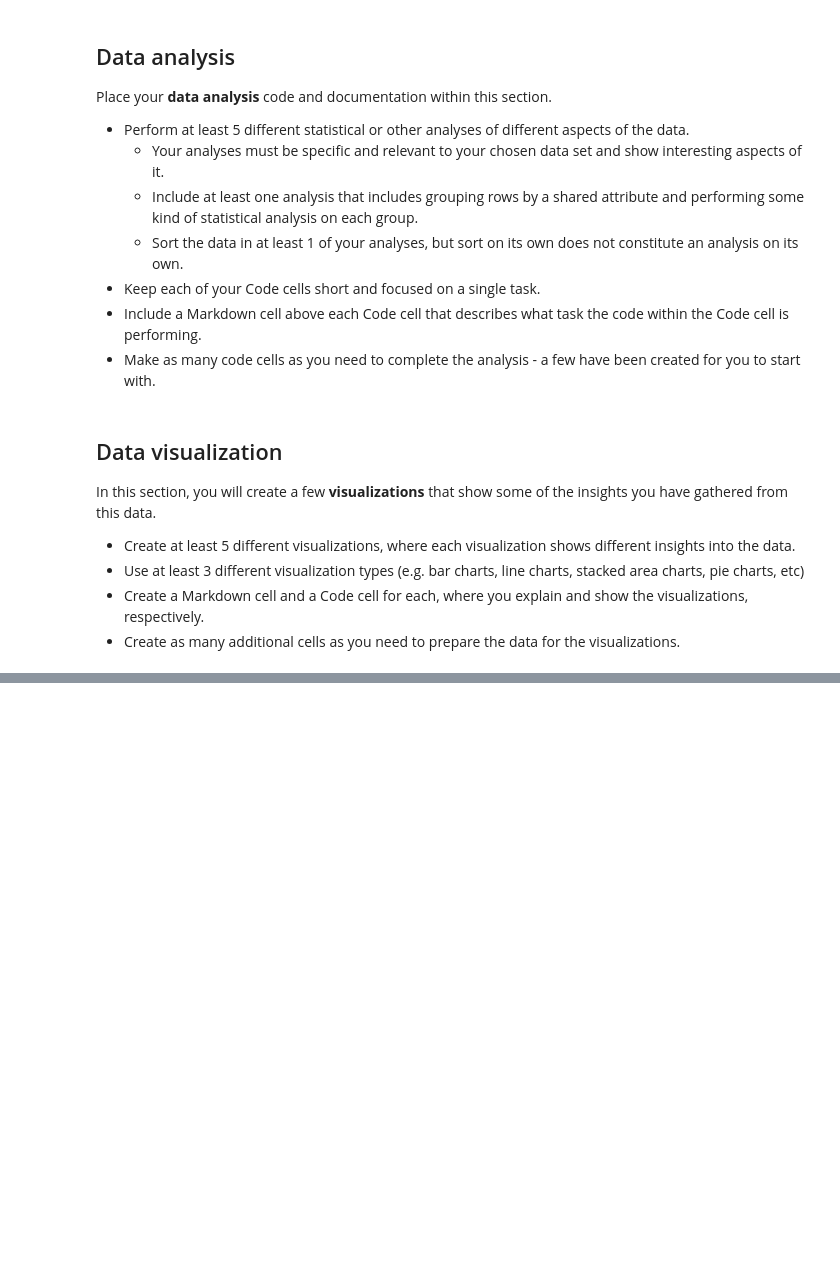
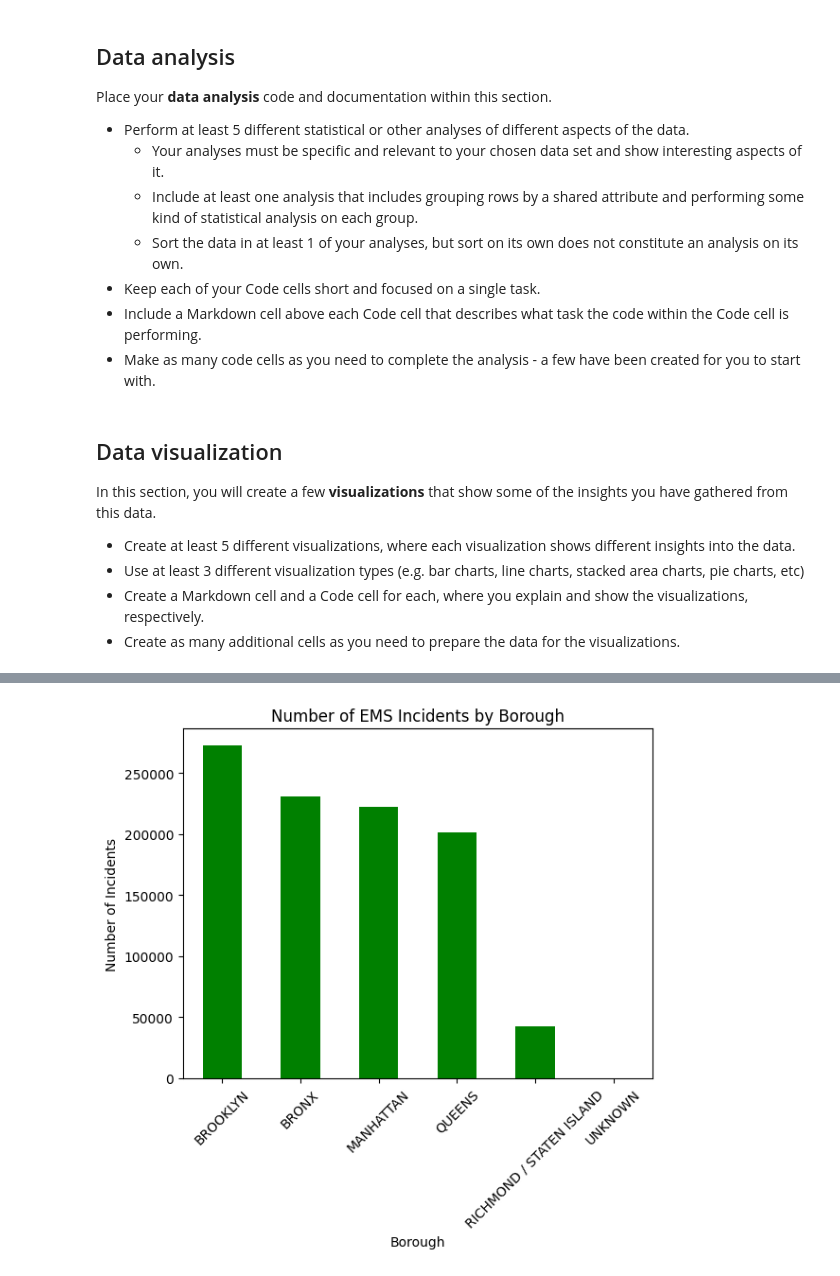
Before and after one commit to dbdesign-students-spring2024/8-pandas-exploration-sophiajiangyi, a Jupyter notebook: analysis.ipynb, the cells around one changed output, grey strips where cells are left out. Saved outputs shown, nothing was run; the diff lists cells and outputs as text; code cells hidden in the pictures; blank space fills up the shorter version.

```diff
--- a/analysis.ipynb
+++ b/analysis.ipynb
@@ -65,0 +269,3 @@ In this section, you will create a few **visualizations** that show some of the
+# %%
+incidents_by_borough = filtered_df.groupby('BOROUGH').size()
+print(incidents_by_borough)
@@ -65,0 +281,10 @@ In this section, you will create a few **visualizations** that show some of the
+# %%
+sorted_incidents = incidents_by_borough.sort_values(ascending=False)
+sorted_incidents.plot(kind='bar', color='green')
+plt.title('Number of EMS Incidents by Borough')
+plt.xlabel('Borough')
+plt.ylabel('Number of Incidents')
+plt.xticks(rotation=45)
+plt.show()
+# %% [output]
+[figure, added]
```
Also changed, not shown: parts of 42 cells of this notebook.
